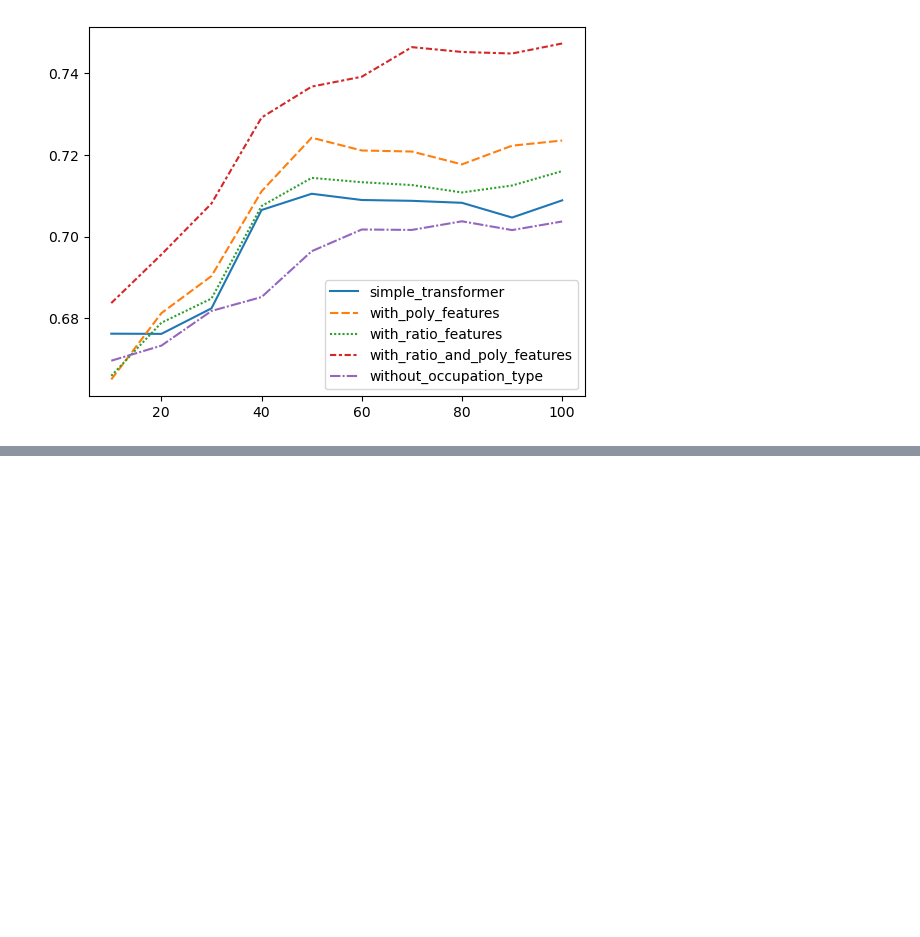
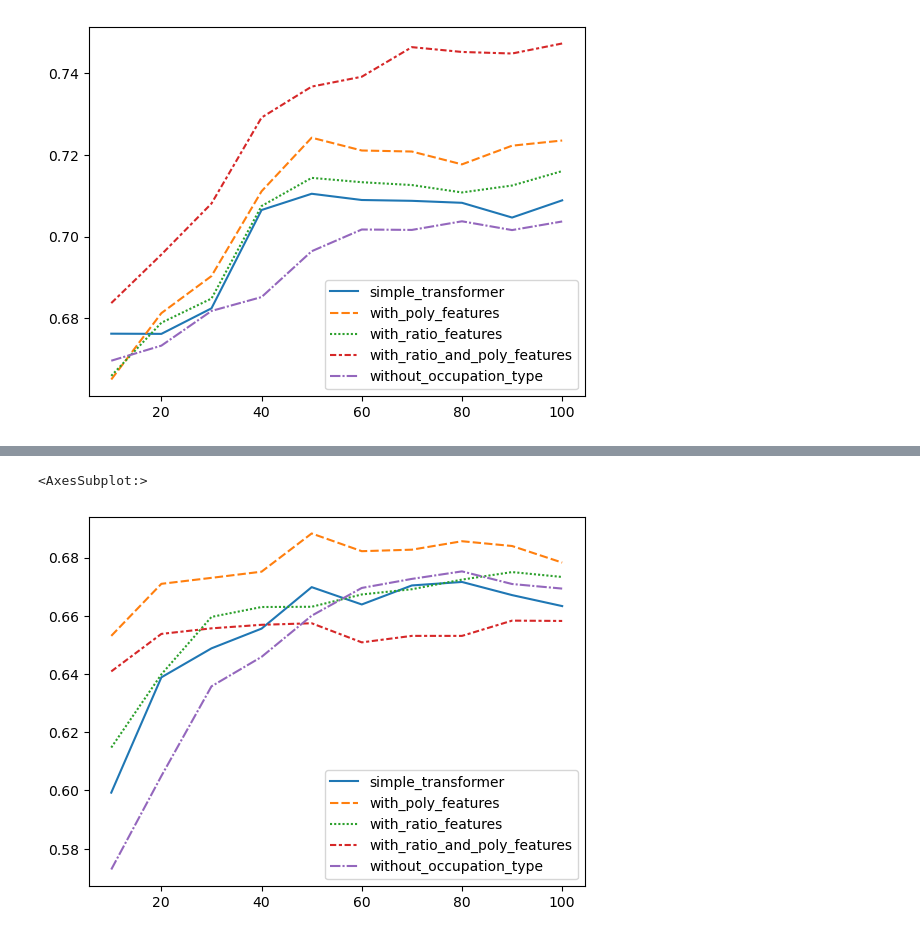
Before and after one commit to SoooSlooow/CreditCardsProject, a Jupyter notebook: Exploring features transformation.ipynb, the cells around one changed output, grey strips where cells are left out. Saved outputs shown, nothing was run; the diff lists cells and outputs as text; code cells hidden in the pictures; blank space fills up the shorter version.

```diff
--- a/Exploring features transformation.ipynb
+++ b/Exploring features transformation.ipynb
@@ -61,0 +112,7 @@ sns.lineplot(data=features_transformation_info)
+# %%
+%%time
+cv = RepeatedStratifiedKFold(n_splits=5, n_repeats=10, random_state=0)
+logreg_clf = RandomForestClassifier(random_state=0)
+features_transformation_info = get_features_transformation_info(df=df, classifier=logreg_clf, cv=cv)
+sns.lineplot(data=features_transformation_info)
+# %% [output]
@@ -61,0 +121,2 @@ sns.lineplot(data=features_transformation_info)
+<AxesSubplot:>
+[figure, added]
```
Also changed, not shown: parts of 5 cells of this notebook, 6 other files.
